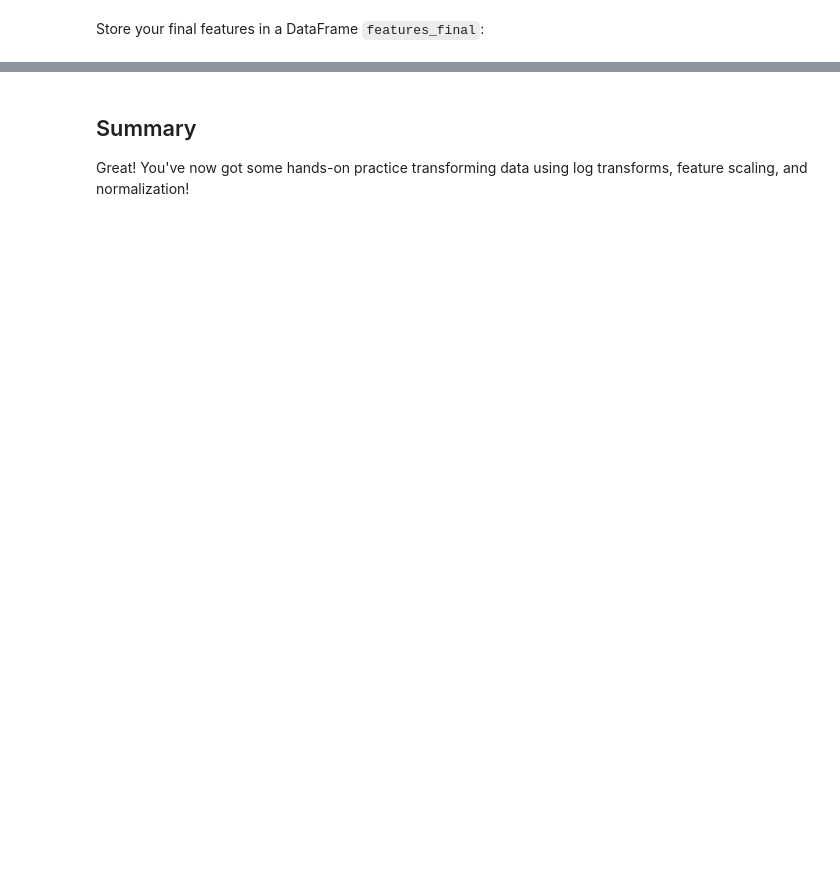
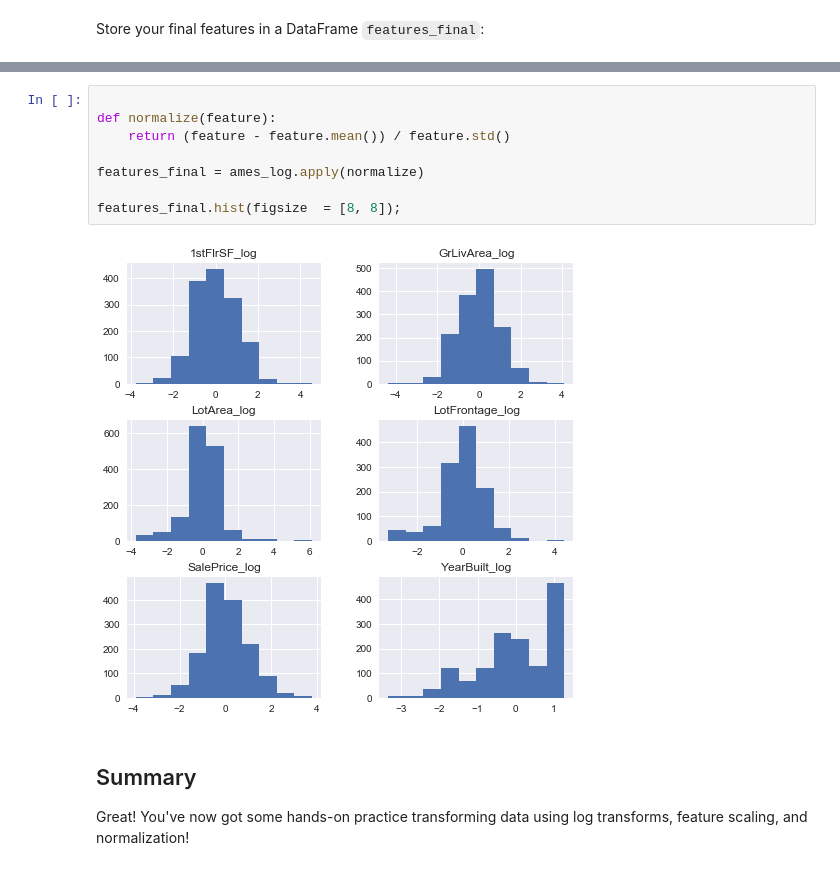
Before and after one commit to learn-co-curriculum/dsc-linear-transformations-lab, a Jupyter notebook: index.ipynb, the cells around one changed output, grey strips where cells are left out. Drawn from its saved outputs; the diff is of its cells as text; blank space fills up the shorter version.

```diff
--- a/index.ipynb
+++ b/index.ipynb
@@ -125,3 +77,13 @@ features_final.hist(figsize  = [8, 8]);
+# %%
+
+def normalize(feature):
+    return (feature - feature.mean()) / feature.std()
+
+features_final = ames_log.apply(normalize)
+
+features_final.hist(figsize  = [8, 8]);
+# %% [output]
+[figure, added]
 # %% [markdown]
 ## Summary
 Great! You've now got some hands-on practice transforming data using log transforms, feature scaling, and normalization!
```
Also changed, not shown: parts of 22 cells of this notebook, 13 other files.
